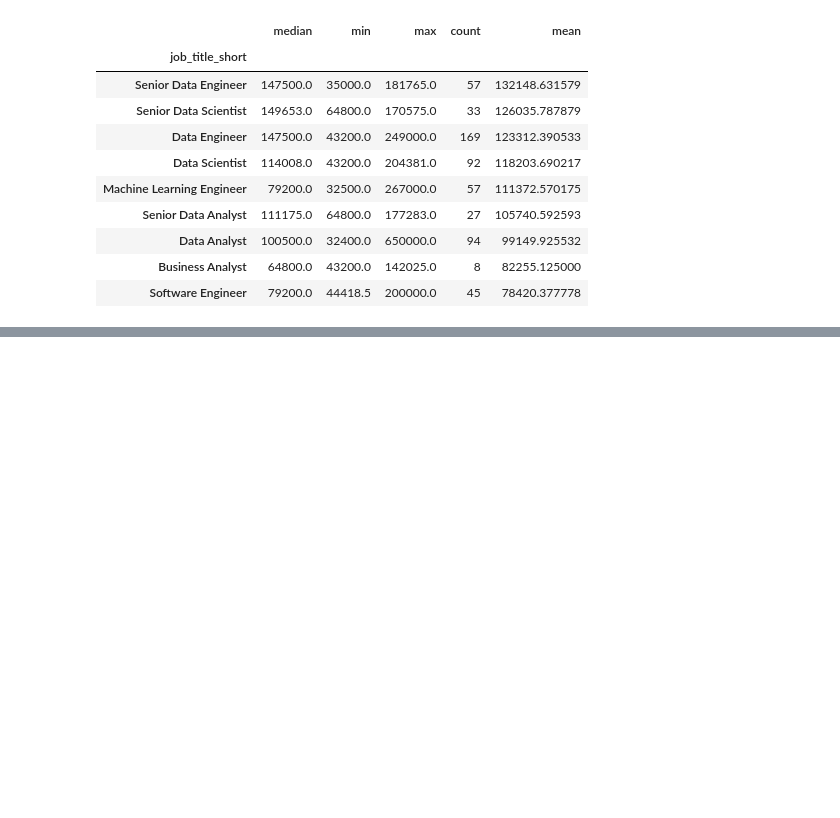
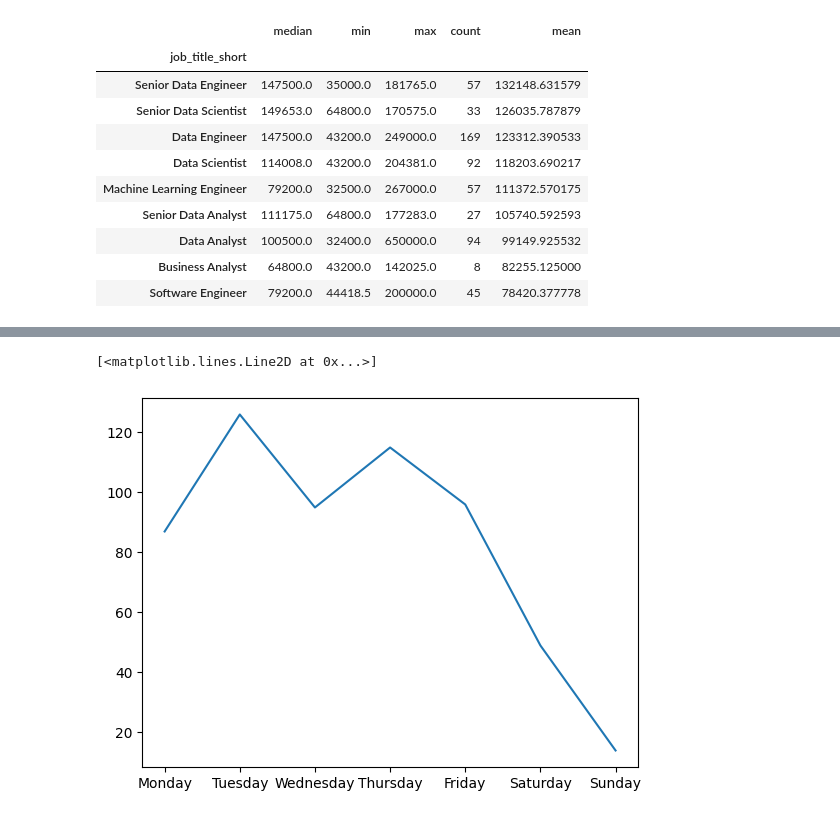
Before and after one commit to imchinmay/Python, a Jupyter notebook: 01_Basics/27_Exercise_Pandas_Basics.ipynb, the cells around one changed output, grey strips where cells are left out. Saved outputs shown, nothing was run; the diff lists cells and outputs as text; code cells hidden in the pictures; blank space fills up the shorter version.

```diff
--- a/01_Basics/27_Exercise_Pandas_Basics.ipynb
+++ b/01_Basics/27_Exercise_Pandas_Basics.ipynb
@@ -346,0 +405,5 @@ in_data.groupby('job_title_short')['salary_year_avg'].agg(['median', 'min', 'max
+# %%
+days_order = ['Monday', 'Tuesday', 'Wednesday', 'Thursday', 'Friday', 'Saturday', 'Sunday']
+in_data['job_posted_day_of_week'] = pd.Categorical(in_data['job_posted_day_of_week'], categories=days_order, ordered=True)
+day_counts = in_data.job_posted_day_of_week.value_counts().sort_index(ascending=True)
+day_counts
@@ -346,0 +426,5 @@ in_data.groupby('job_title_short')['salary_year_avg'].agg(['median', 'min', 'max
+# %%
+plt.plot(day_counts.index,day_counts)
+# %% [output]
+[<matplotlib.lines.Line2D at 0x...>]
+[figure, added]
```
Also changed, not shown: parts of 9 cells of this notebook.
